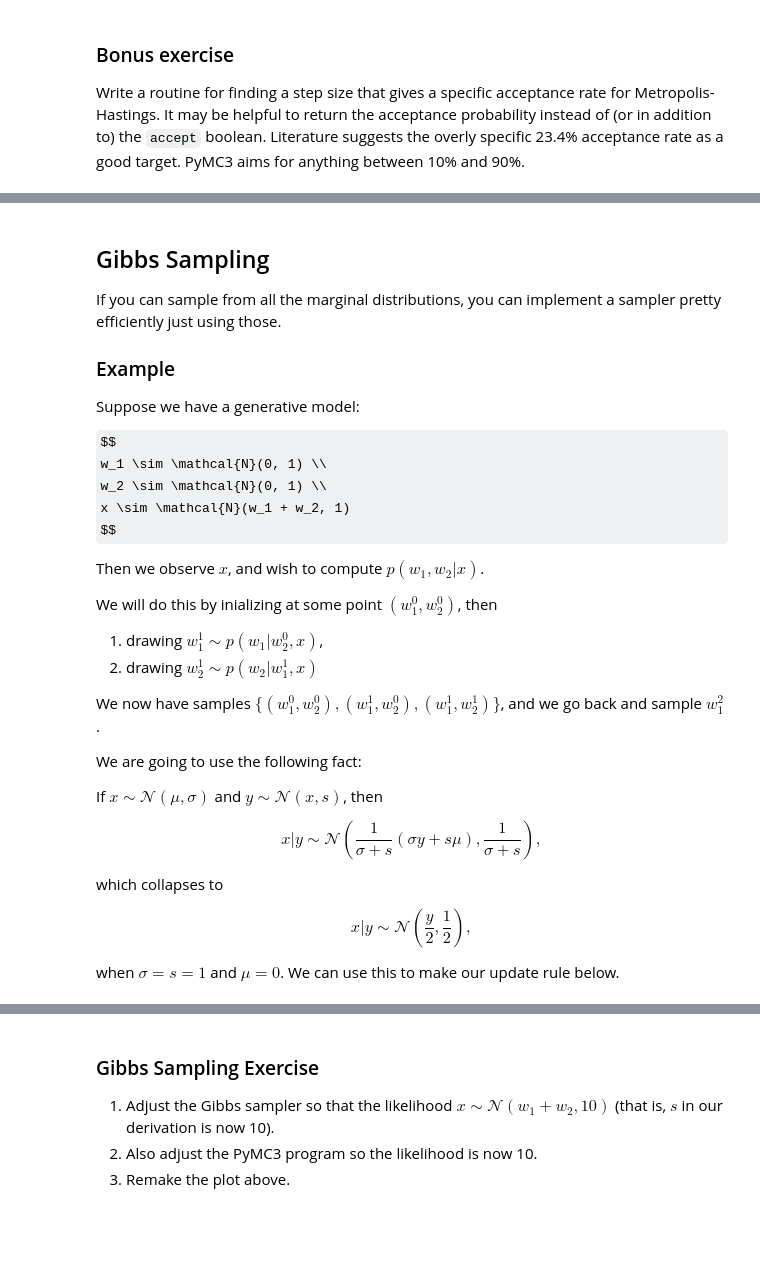
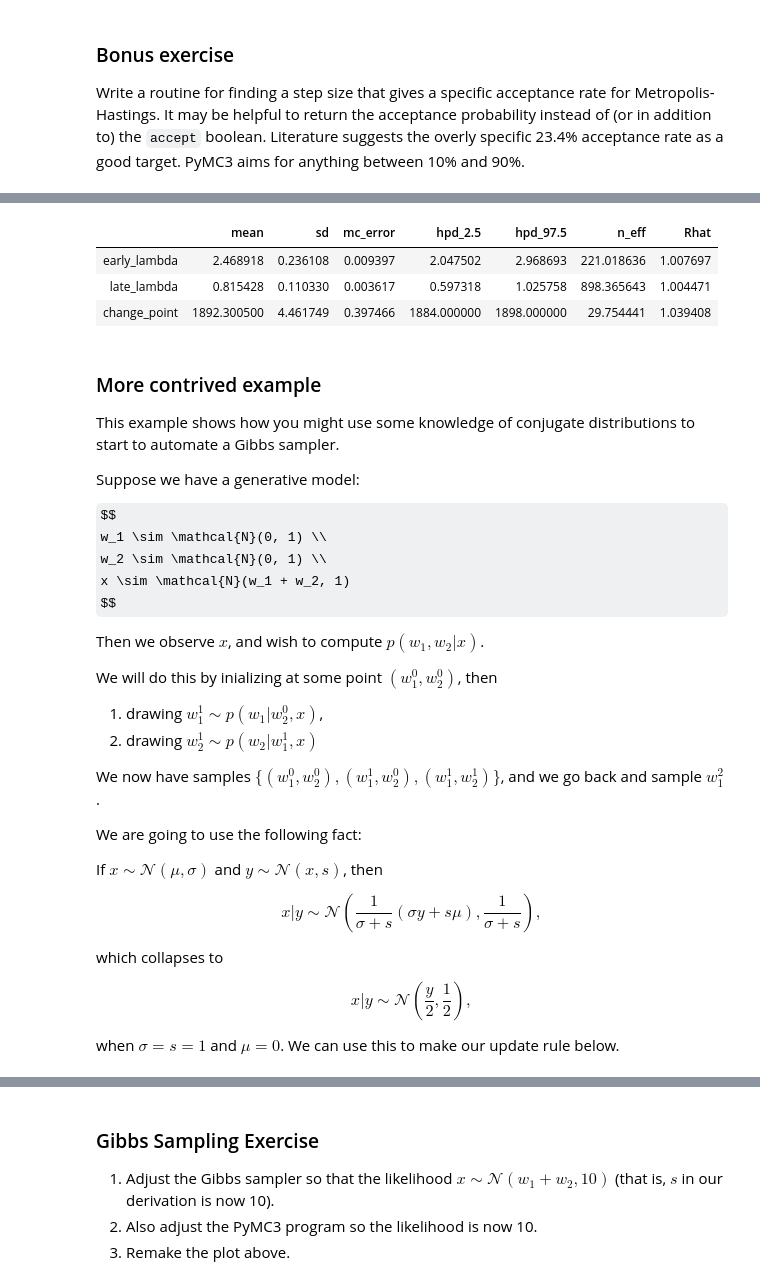
Before and after one commit to fonnesbeck/Bayes_Computing_Course, a Jupyter notebook: notebooks/Section2_1-MCMC.ipynb, the cells around one changed output, grey strips where cells are left out. Saved outputs shown, nothing was run; the diff lists cells and outputs as text; code cells hidden in the pictures; some formulas as TeX source; blank space fills up the shorter version.

```diff
--- a/notebooks/Section2_1-MCMC.ipynb
+++ b/notebooks/Section2_1-MCMC.ipynb
@@ -407,9 +535,15 @@ Write a routine for finding a step size that gives a specific acceptance rate fo
+# %%
+pm.summary(trace, varnames=['early_lambda', 'late_lambda', 'change_point', ])
+# %% [output]
+|  | mean | sd | mc_error | hpd_2.5 | hpd_97.5 | n_eff | Rhat |
+| early_lambda | 2.468918 | 0.236108 | 0.009397 | 2.047502 | 2.968693 | 221.018636 | 1.007697 |
+| late_lambda | 0.815428 | 0.110330 | 0.003617 | 0.597318 | 1.025758 | 898.365643 | 1.004471 |
+| change_point | 1892.300500 | 4.461749 | 0.397466 | 1884.000000 | 1898.000000 | 29.754441 | 1.039408 |
 # %% [markdown]
-## Gibbs Sampling
 
-If you can sample from all the marginal distributions, you can implement a sampler pretty efficiently just using those.
+### More contrived example
 
-### Example
+This example shows how you might use some knowledge of conjugate distributions to start to automate a Gibbs sampler.
 
 Suppose we have a generative model:
 
```
Also changed, not shown: parts of 16 cells of this notebook, 1 other file.
